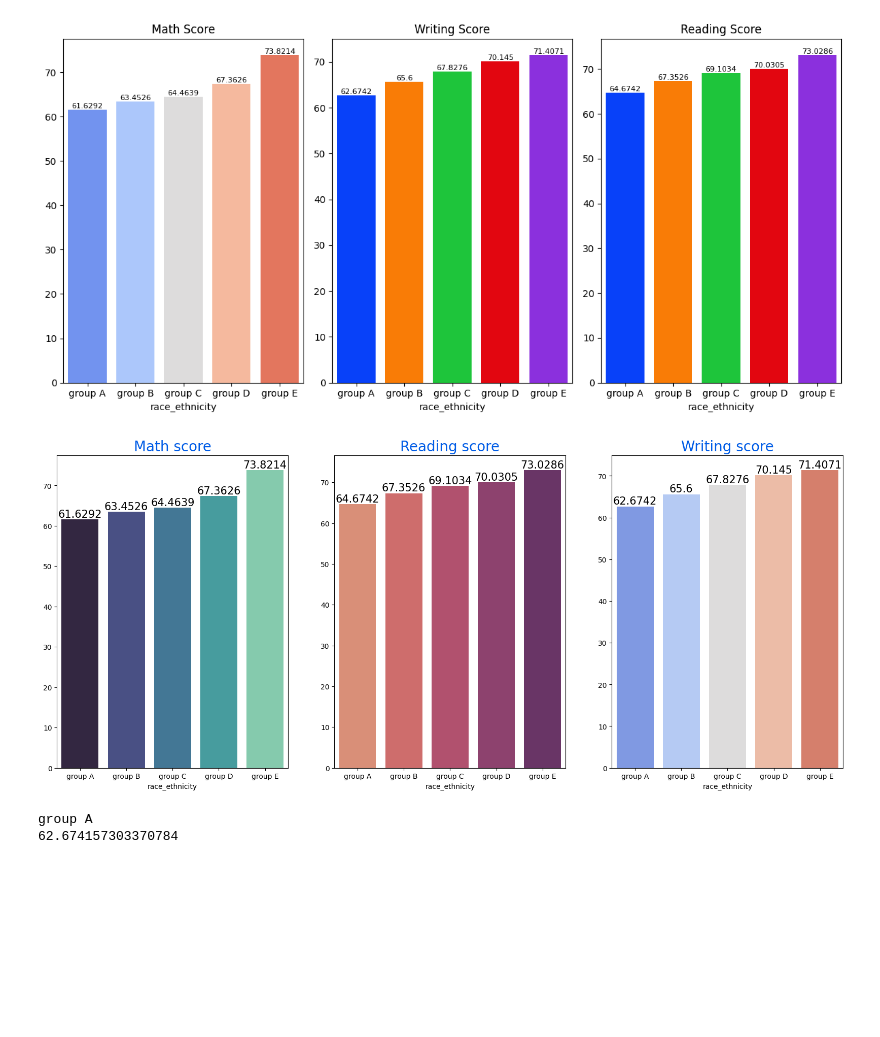
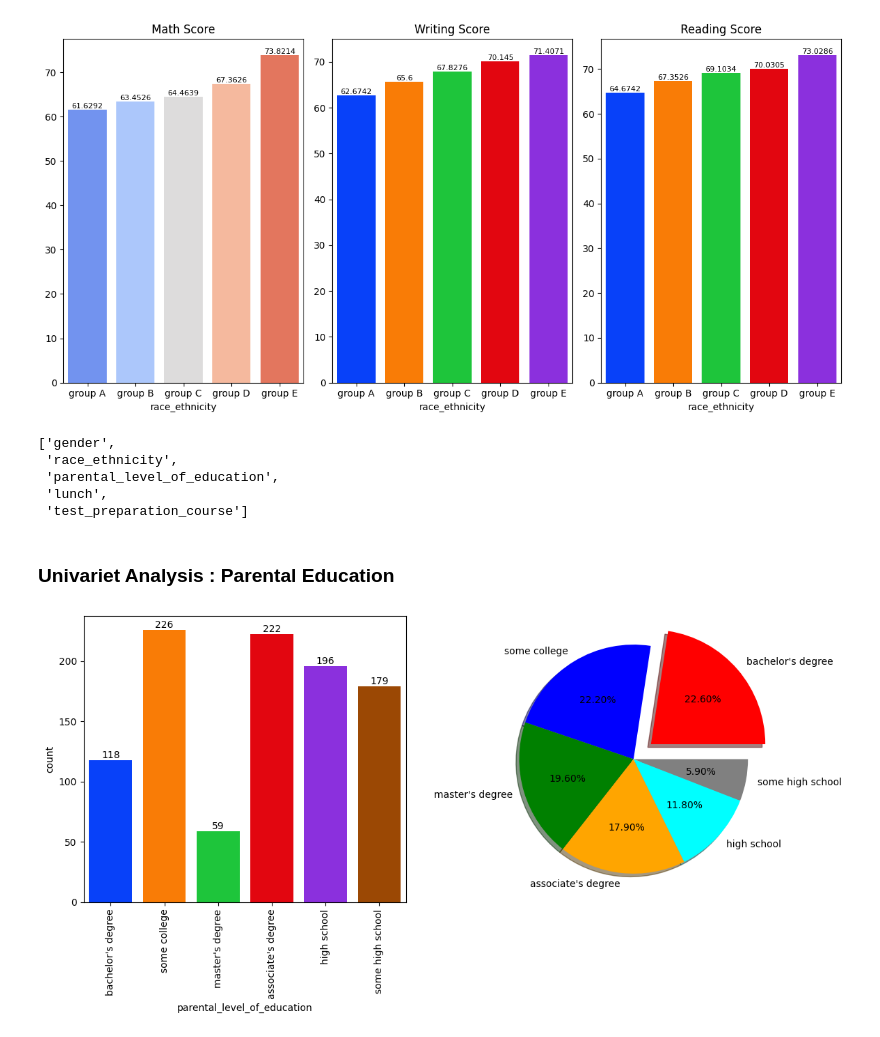
Before and after one commit to themaheshsalpure/mlproject, a Jupyter notebook: notebook/data/EDA_Student_performance.ipynb, the cells around one changed output. Drawn from its saved outputs; the diff is of its cells as text; code cells hidden in the pictures; blank space fills up the shorter version.

```diff
--- a/notebook/data/EDA_Student_performance.ipynb
+++ b/notebook/data/EDA_Student_performance.ipynb
@@ -531,31 +469,30 @@ axs[2].set_title('Reading Score')
 plt.tight_layout()
 # %% [output]
 [figure]
-# %%
-Group_data2=df.groupby('race_ethnicity')
-f,ax=plt.subplots(1,3,figsize=(20,8))
-sns.barplot(x=Group_data2['math_score'].mean().index,y=Group_data2['math_score'].mean().values,palette = 'mako',ax=ax[0])
-ax[0].set_title('Math score',color='#005ce6',size=20)
-
-for container in ax[0].containers:
-    ax[0].bar_label(container,color='black',size=15)
-
-sns.barplot(x=Group_data2['reading_score'].mean().index,y=Group_data2['reading_score'].mean().values,palette = 'flare',ax=ax[1])
-ax[1].set_title('Reading score',color='#005ce6',size=20)
-
-for container in ax[1].containers:
-    ax[1].bar_label(container,color='black',size=15)
-
-sns.barplot(x=Group_data2['writing_score'].mean().index,y=Group_data2['writing_score'].mean().values,palette = 'coolwarm',ax=ax[2])
-ax[2].set_title('Writing score',color='#005ce6',size=20)
-
-for container in ax[2].containers:
-    ax[2].bar_label(container,color='black',size=15)
-# %% [output]
-[figure, removed]
-# %%
-print(Group_data2['writing_score'].mean().index[0])
-print(Group_data2['writing_score'].mean().values[0])
-# %% [output]
-group A
-62.674157303370784
+# %%
+catergorical_features
+# %% [output]
+['gender',
+ 'race_ethnicity',
+ 'parental_level_of_education',
+ 'lunch',
+ 'test_preparation_course']
+# %% [markdown]
+### Univariet Analysis : Parental Education
+# %%
+fig , axs = plt.subplots(1, 2, figsize = (12, 6))
+
+sns.countplot(data = df, x = df['parental_level_of_education'], palette = 'bright', saturation = 0.95, ax = axs[0])
+for container in axs[0].containers:
+    axs[0].bar_label(container, fontsize = 10)
+axs[0].set_xticklabels(axs[0].get_xticklabels(), rotation = 90)
+
+
+size = df['parental_level_of_education'].value_counts()
+label = df['parental_level_of_education'].unique()
+color = ['red','blue','green','orange','cyan','gray']
+plt.pie(size , labels = label, colors = color, autopct = '%1.2f%%', explode = [0.2, 0,0,0,0,0], shadow = True)
+
+plt.tight_layout()
+# %% [output]
+[figure, added]
```
Also changed, not shown: parts of 13 cells of this notebook, 1 other file.
